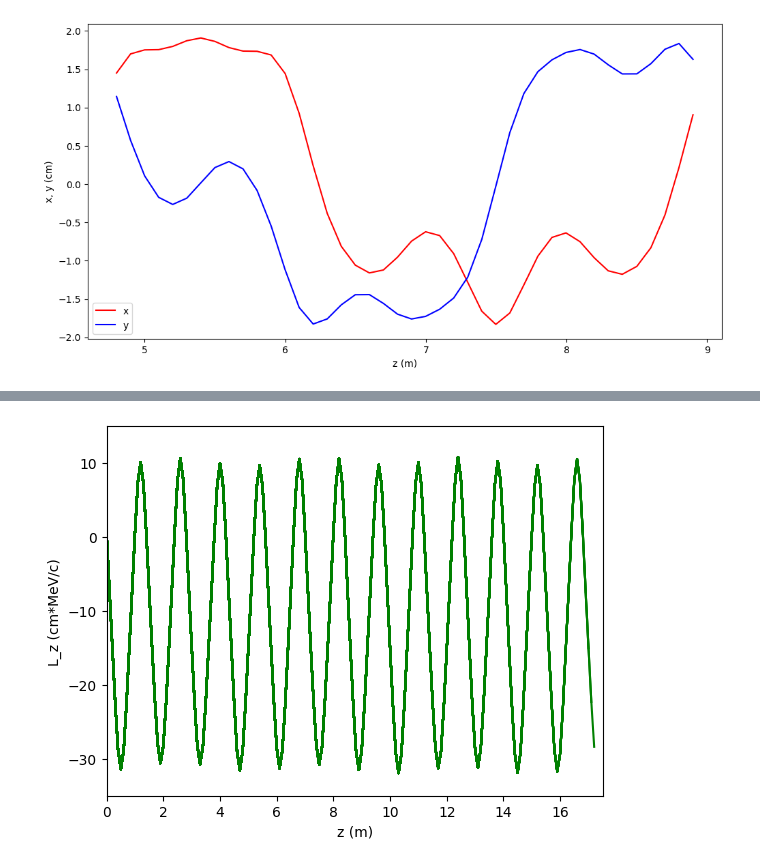
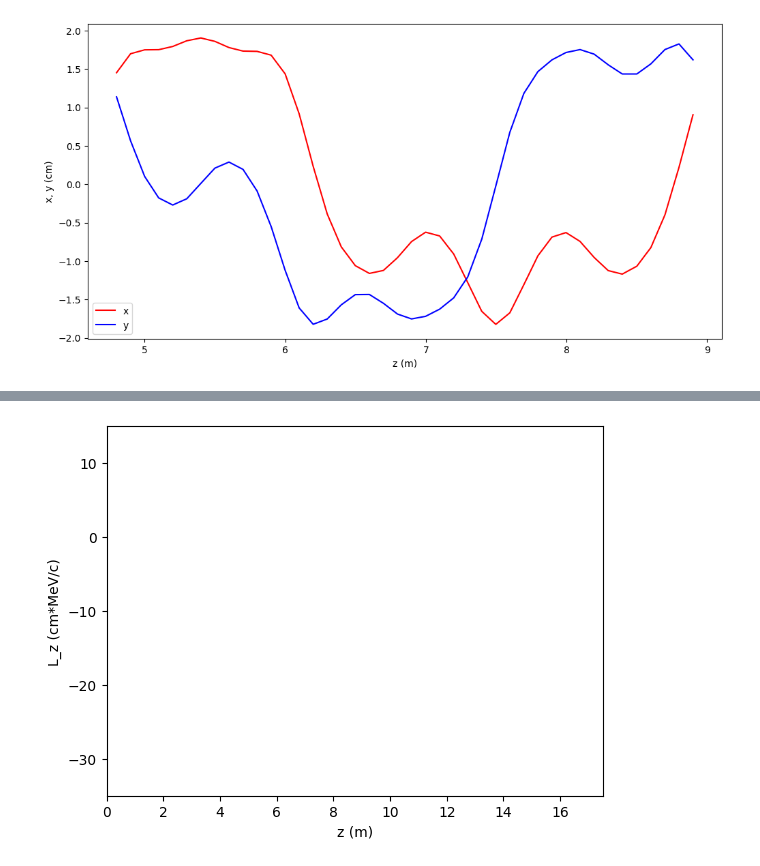
Before and after one commit to criggall/muon-cooling, a Jupyter notebook: Simplified-HFOFO/plot-reference-particle2.ipynb, the cells around one changed output, grey strips where cells are left out. Cells and saved outputs as stored; diff of their text form; code cells hidden in the pictures.

```diff
--- a/Simplified-HFOFO/plot-reference-particle2.ipynb
+++ b/Simplified-HFOFO/plot-reference-particle2.ipynb
@@ -153,18 +153,18 @@ plt.show()
 # %%
 # Animation of Lz along z:
 # %matplotlib widget
 from matplotlib.animation import FuncAnimation
 fig, ax = plt.subplots()
 def animate(frame):
     plt.plot(z_vals[:frame],Lz_vals[:frame],color='green')
     plt.xlim((0,17.5))
     plt.ylim((-35,15))
     plt.ylabel('L_z (cm*MeV/c)')
     plt.xlabel('z (m)')
 animation = FuncAnimation(fig, animate, frames=len(z_vals), interval=250, repeat=True)
-animation.save(fig_dir+'Lz_animation.gif', writer='pillow')
+# animation.save(fig_dir+'Lz_animation.gif', writer='pillow')
 # %% [output]
-[figure, old version]
+[figure, new version]
 # %%
 # Animation of trajectory in xy-plane along z:
 # %matplotlib widget
```
Also changed, not shown: parts of 10 cells of this notebook, 34 other files.
